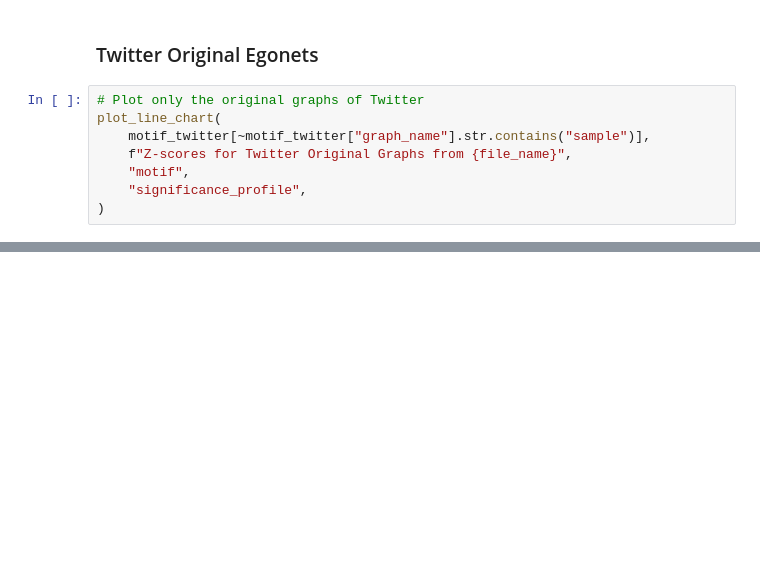
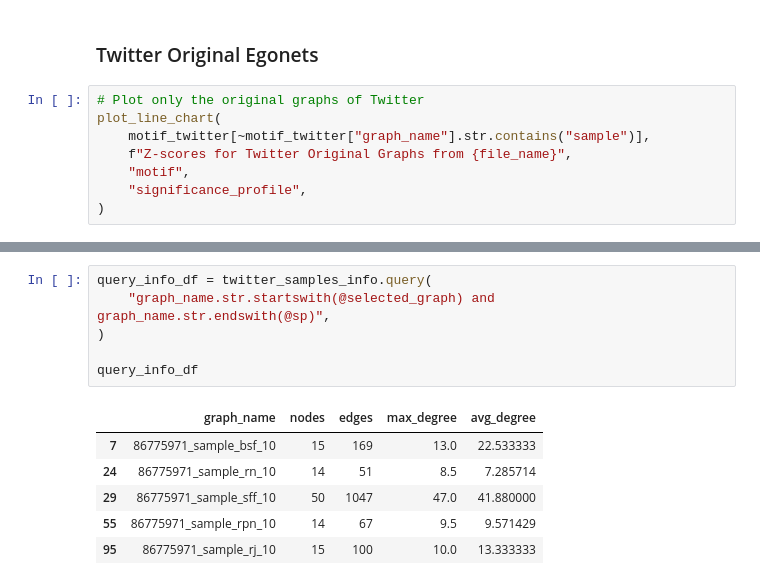
Before and after one commit to viniciusmioto/social_networks_analysis, a Jupyter notebook: src/results/triangles_sampling_methods.ipynb, the cells around one changed output, grey strips where cells are left out. Saved outputs shown, nothing was run; the diff lists cells and outputs as text; blank space fills up the shorter version.

```diff
--- a/src/results/triangles_sampling_methods.ipynb
+++ b/src/results/triangles_sampling_methods.ipynb
@@ -93,0 +139,13 @@ for sp in sample_percents:
+# %%
+query_info_df = twitter_samples_info.query(
+    "graph_name.str.startswith(@selected_graph) and graph_name.str.endswith(@sp)",
+)
+
+query_info_df
+# %% [output]
+|  | graph_name | nodes | edges | max_degree | avg_degree |
+| 7 | 86775971_sample_bsf_10 | 15 | 169 | 13.0 | 22.533333 |
+| 24 | 86775971_sample_rn_10 | 14 | 51 | 8.5 | 7.285714 |
+| 29 | 86775971_sample_sff_10 | 50 | 1047 | 47.0 | 41.880000 |
+| 55 | 86775971_sample_rpn_10 | 14 | 67 | 9.5 | 9.571429 |
+| 95 | 86775971_sample_rj_10 | 15 | 100 | 10.0 | 13.333333 |
```
Also changed, not shown: parts of 5 cells of this notebook, 7 other files.
